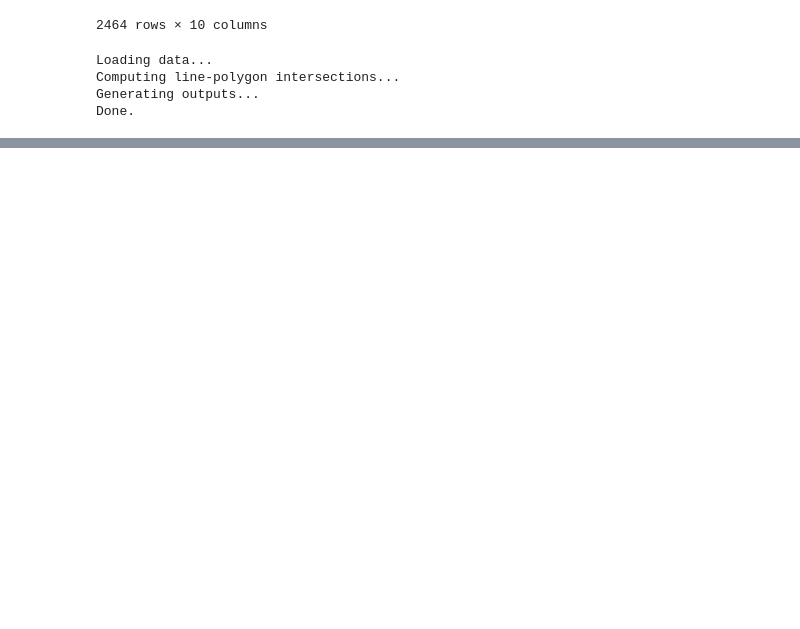
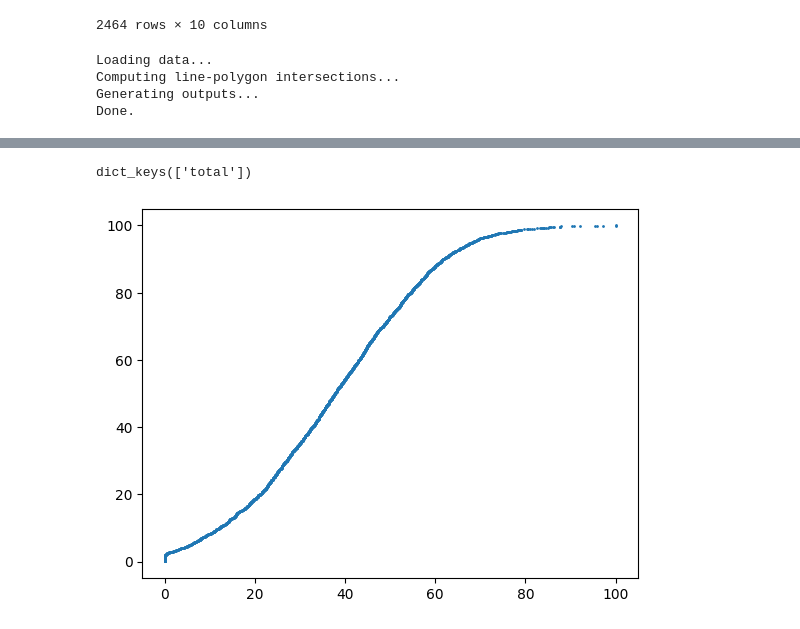
Before and after one commit to mehrrero/madrid_open_data, a Jupyter notebook: text.ipynb, the cells around one changed output, grey strips where cells are left out. Saved outputs shown, nothing was run; the diff lists cells and outputs as text; code cells hidden in the pictures; blank space fills up the shorter version.

```diff
--- a/text.ipynb
+++ b/text.ipynb
@@ -197,0 +253,18 @@ df.plot()
+# %%
+import duckdb
+import pandas as pd
+import geopandas as gpd
+from rampa.config import config
+
+db_connection = duckdb.connect(config.paths['pois_db'])
+
+df = db_connection.execute(
+        f"""
+        SELECT *
+        FROM fact_demographics_age_groups fd
+        JOIN dim_geography dg
+        ON fd.census_section_id = dg.census_section_id
+        """
+    ).fetchdf()
+
+df.drop('geom', axis=1, inplace=True)
@@ -197,0 +273,14 @@ df.plot()
+# %%
+dic = cumulative(df, 'total')
+# %%
+dic.keys()
+# %% [output]
+dict_keys(['total'])
+# %%
+from matplotlib import pyplot as plt
+for key, item in dic.items():
+    x = item[0]
+    y = item[1]
+    plt.scatter(x, y, label=key, s=1)
+# %% [output]
+[figure, added]
```
Also changed, not shown: parts of 9 cells of this notebook, 3 other files.
